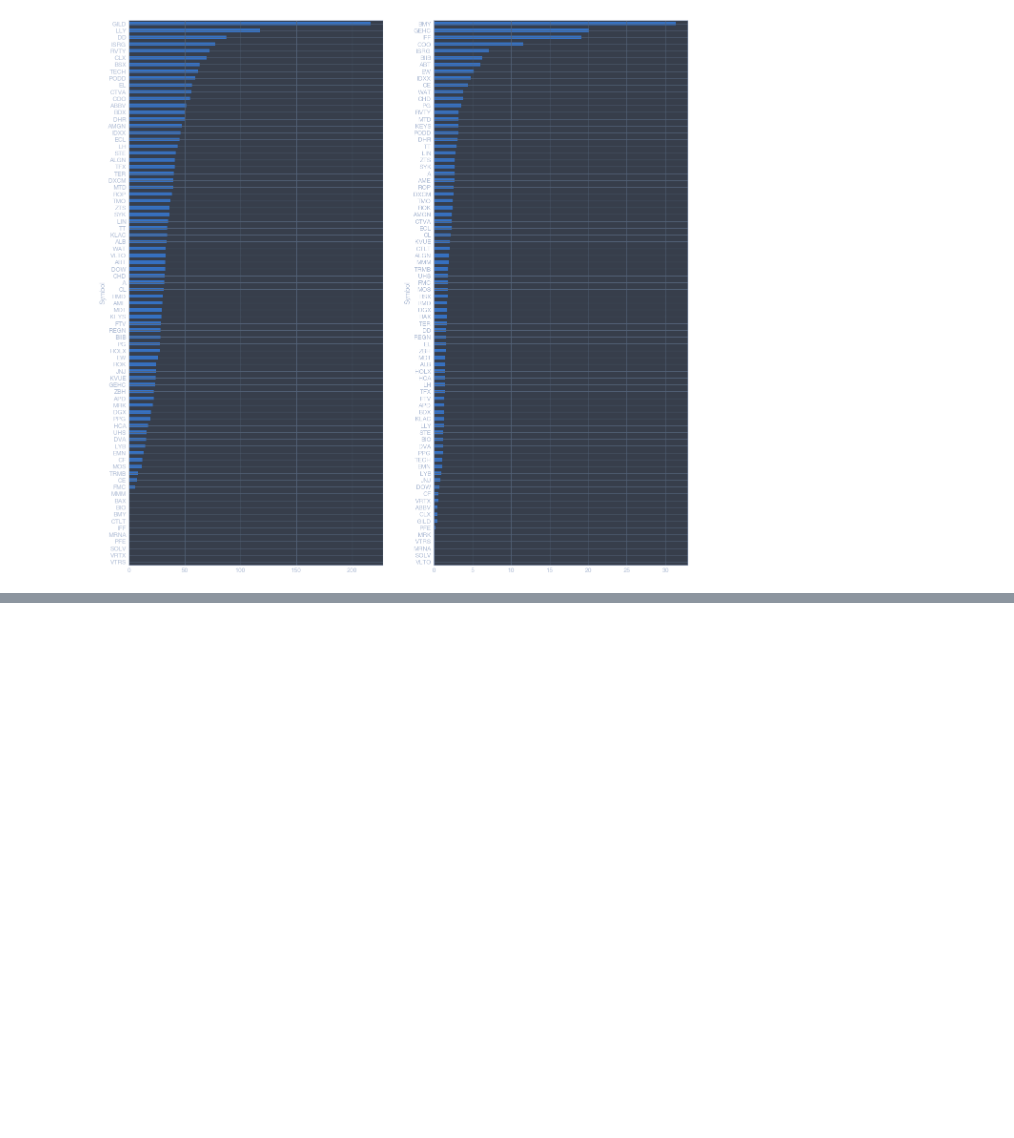
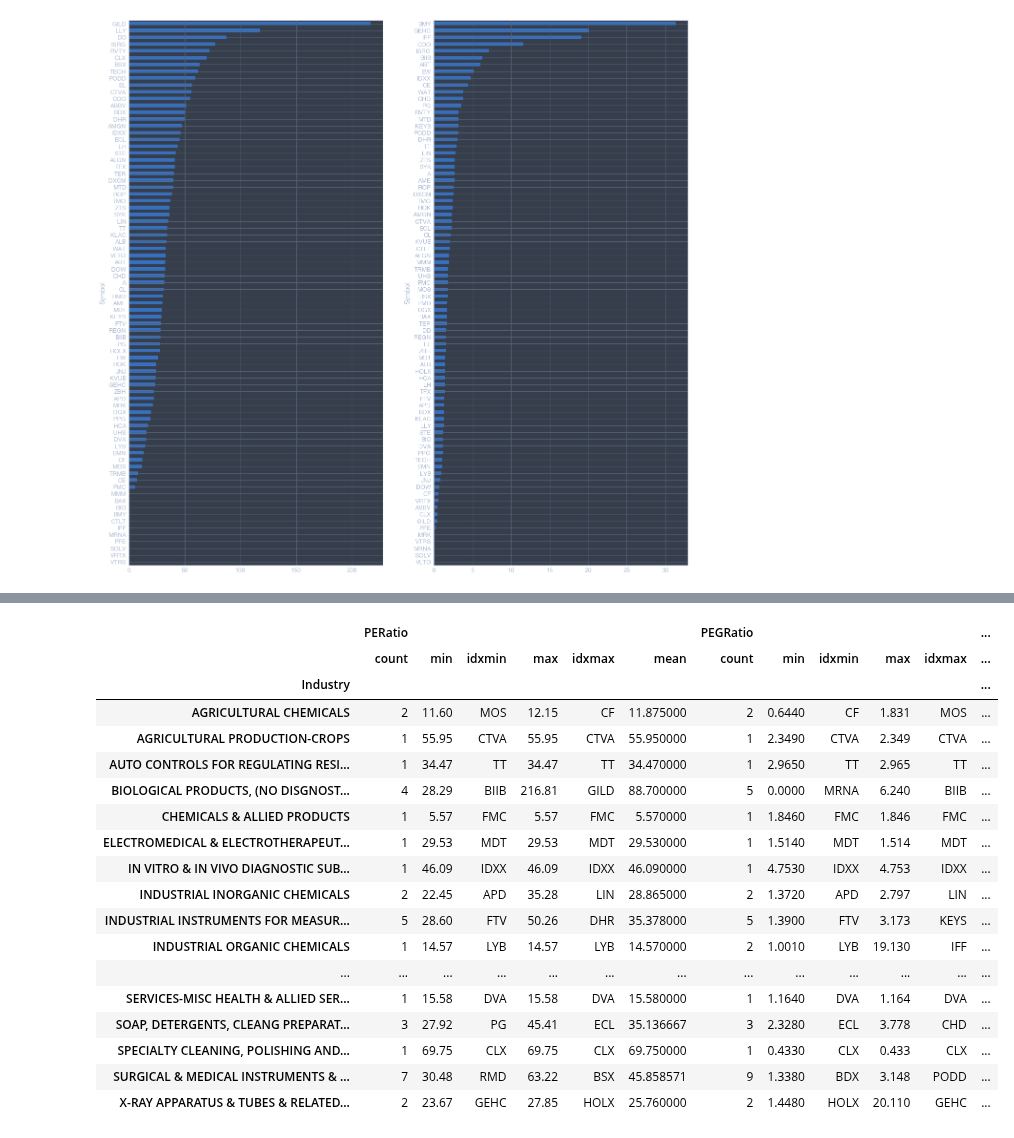
Before and after one commit to fadeeva/stock_market_research, a Jupyter notebook: Portfolio/Search_Review/Sectors_review/LIFE_SCIENCES.ipynb, the cells around one changed output, grey strips where cells are left out. Saved outputs shown, nothing was run; the diff lists cells and outputs as text; code cells hidden in the pictures; blank space fills up the shorter version.

```diff
--- a/Portfolio/Search_Review/Sectors_review/LIFE_SCIENCES.ipynb
+++ b/Portfolio/Search_Review/Sectors_review/LIFE_SCIENCES.ipynb
@@ -375,3 +417,25 @@ Gainers intersection  {'CF'}
+# %%
+lf.groupby('Industry').agg(['count', 'min', 'idxmin', 'max', 'idxmax', 'mean'])[['PERatio', 'PEGRatio']]
+# %% [output]
+|  | PERatio |  |  |  |  |  | PEGRatio |  |  |  |  | ... |
+|  | count | min | idxmin | max | idxmax | mean | count | min | idxmin | max | idxmax | ... |
+| Industry |  |  |  |  |  |  |  |  |  |  |  | ... |
+| AGRICULTURAL CHEMICALS | 2 | 11.60 | MOS | 12.15 | CF | 11.875000 | 2 | 0.6440 | CF | 1.831 | MOS | ... |
+| AGRICULTURAL PRODUCTION-CROPS | 1 | 55.95 | CTVA | 55.95 | CTVA | 55.950000 | 1 | 2.3490 | CTVA | 2.349 | CTVA | ... |
+| AUTO CONTROLS FOR REGULATING RESI... | 1 | 34.47 | TT | 34.47 | TT | 34.470000 | 1 | 2.9650 | TT | 2.965 | TT | ... |
+| BIOLOGICAL PRODUCTS, (NO DISGNOST... | 4 | 28.29 | BIIB | 216.81 | GILD | 88.700000 | 5 | 0.0000 | MRNA | 6.240 | BIIB | ... |
+| CHEMICALS & ALLIED PRODUCTS | 1 | 5.57 | FMC | 5.57 | FMC | 5.570000 | 1 | 1.8460 | FMC | 1.846 | FMC | ... |
+| ELECTROMEDICAL & ELECTROTHERAPEUT... | 1 | 29.53 | MDT | 29.53 | MDT | 29.530000 | 1 | 1.5140 | MDT | 1.514 | MDT | ... |
+| IN VITRO & IN VIVO DIAGNOSTIC SUB... | 1 | 46.09 | IDXX | 46.09 | IDXX | 46.090000 | 1 | 4.7530 | IDXX | 4.753 | IDXX | ... |
+| INDUSTRIAL INORGANIC CHEMICALS | 2 | 22.45 | APD | 35.28 | LIN | 28.865000 | 2 | 1.3720 | APD | 2.797 | LIN | ... |
+| INDUSTRIAL INSTRUMENTS FOR MEASUR... | 5 | 28.60 | FTV | 50.26 | DHR | 35.378000 | 5 | 1.3900 | FTV | 3.173 | KEYS | ... |
+| INDUSTRIAL ORGANIC CHEMICALS | 1 | 14.57 | LYB | 14.57 | LYB | 14.570000 | 2 | 1.0010 | LYB | 19.130 | IFF | ... |
+| ... | ... | ... | ... | ... | ... | ... | ... | ... | ... | ... | ... | ... |
+| SERVICES-MISC HEALTH & ALLIED SER... | 1 | 15.58 | DVA | 15.58 | DVA | 15.580000 | 1 | 1.1640 | DVA | 1.164 | DVA | ... |
+| SOAP, DETERGENTS, CLEANG PREPARAT... | 3 | 27.92 | PG | 45.41 | ECL | 35.136667 | 3 | 2.3280 | ECL | 3.778 | CHD | ... |
+| SPECIALTY CLEANING, POLISHING AND... | 1 | 69.75 | CLX | 69.75 | CLX | 69.750000 | 1 | 0.4330 | CLX | 0.433 | CLX | ... |
+| SURGICAL & MEDICAL INSTRUMENTS & ... | 7 | 30.48 | RMD | 63.22 | BSX | 45.858571 | 9 | 1.3380 | BDX | 3.148 | PODD | ... |
+| X-RAY APPARATUS & TUBES & RELATED... | 2 | 23.67 | GEHC | 27.85 | HOLX | 25.760000 | 2 | 1.4480 | HOLX | 20.110 | GEHC | ... |
 # %%
 summ = lf.groupby('Industry').agg({'Name': 'count',
                             'MarketCapitalization': ['sum', 'min', 'idxmin', 'max', 'idxmax'],
```
Also changed, not shown: parts of 7 cells of this notebook.
